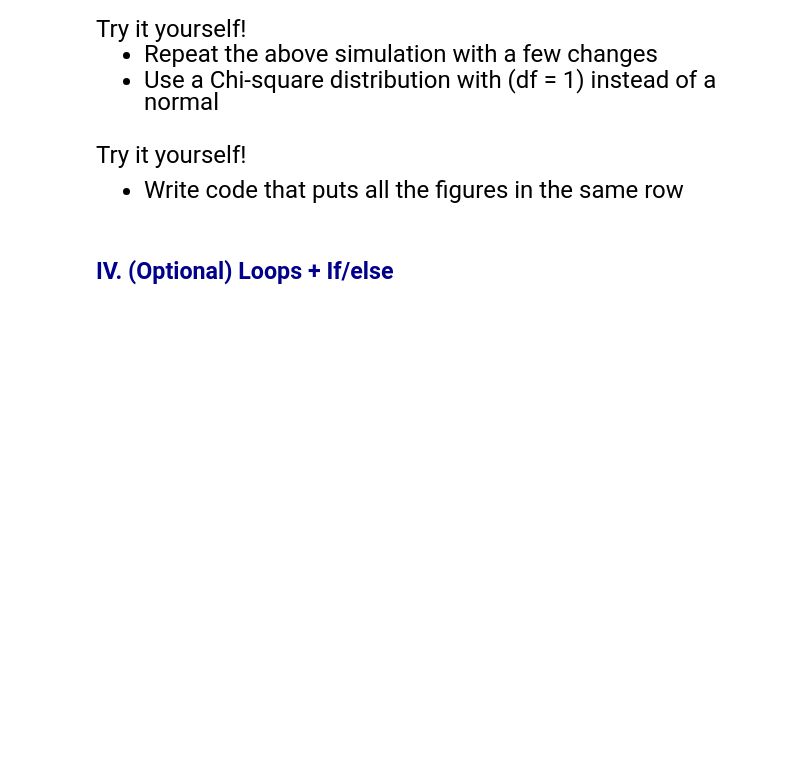
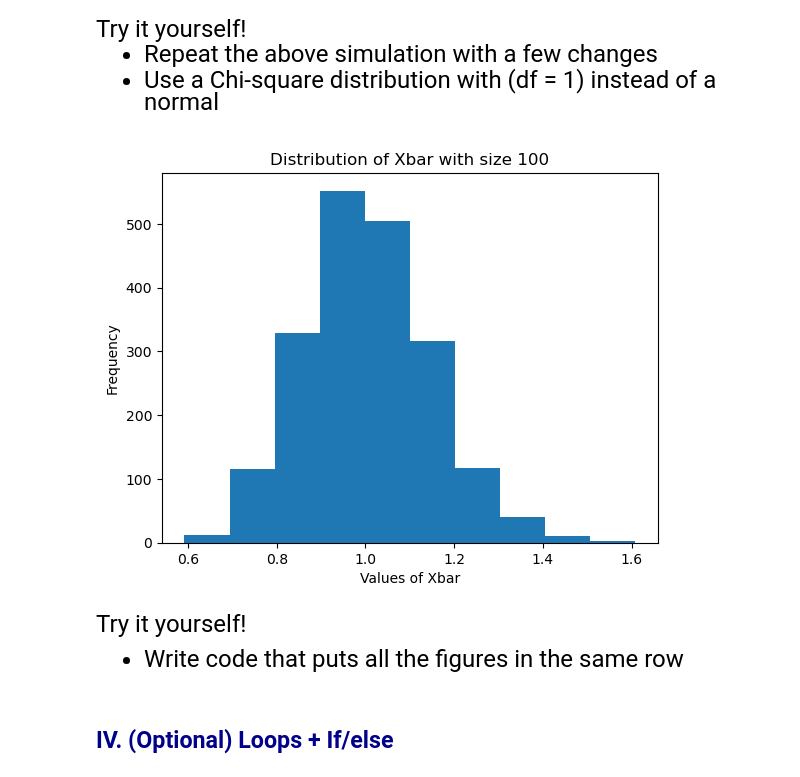
Before and after one commit to zachzhou-git/datasci530fall2025, a Jupyter notebook: Lecture 07/Lecture 7c - Simulation Designs.ipynb, the cells around one changed output. Saved outputs shown, nothing was run; the diff lists cells and outputs as text; code cells hidden in the pictures; blank space fills up the shorter version.

```diff
--- a/Lecture 07/Lecture 7c - Simulation Designs.ipynb
+++ b/Lecture 07/Lecture 7c - Simulation Designs.ipynb
@@ -128,8 +137,12 @@ vec_xbar[0] = vec_unif.mean()
 vec_unif  = np.random.uniform(low = -2, high=2, size = sample_size)
 vec_xbar[1] = vec_unif.mean()
 
-#vec_unif  = np.random.uniform(low = -2, high=2, size = sample_size)
-#vec_xbar[2] = vec_unif.mean()
 
-#vec_unif  = np.random.uniform(low = -2, high=2, size = sample_size)
-#vec_xbar[3] = vec_unif.mean()
+
+vec_unif  = np.random.uniform(low = -2, high=2, size = sample_size)
+vec_xbar[2] = vec_unif.mean()
+
+vec_unif  = np.random.uniform(low = -2, high=2, size = sample_size)
+vec_xbar[3] = vec_unif.mean()
+
+print(vec_xbar)
@@ -239,3 +262,24 @@ Try it yourself!
+# %%
+
+# To evaluate different sample size which just have to write a for-loop within
+# another for-loop
+
+
+num_simulations = 2000
+
+# Simulate with sample size one
+sample_size = 100
+vec_xbar = [None] * num_simulations
+for iteration in range(num_simulations):
+    vec_unif  = np.random.chisquare(df =1 , size = sample_size)
+    vec_xbar[iteration] = vec_unif.mean()
+plt.hist(vec_xbar)
+plt.title("Distribution of Xbar with size 100")
+plt.ylabel("Frequency")
+plt.xlabel("Values of Xbar")
+plt.show()
+# %% [output]
+[figure, added]
 # %% [markdown]
 <font size = "5">
 
```
Also changed, not shown: parts of 15 cells of this notebook, 7 other files.
